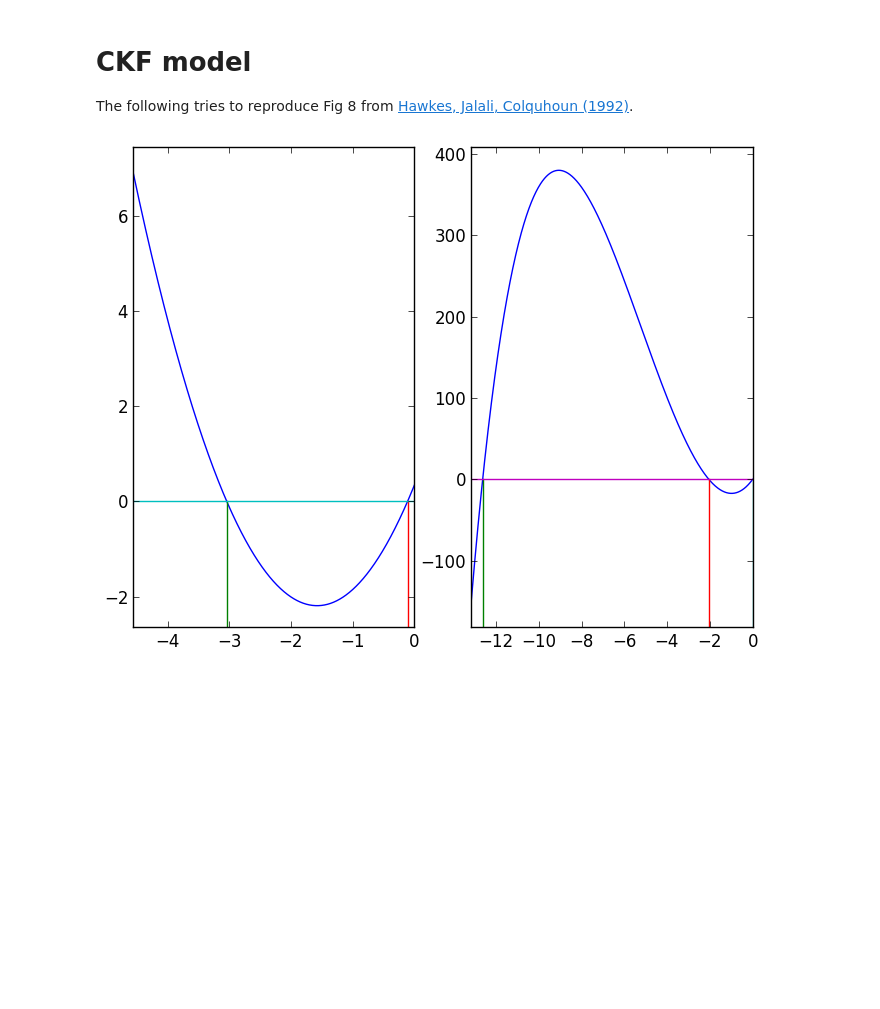
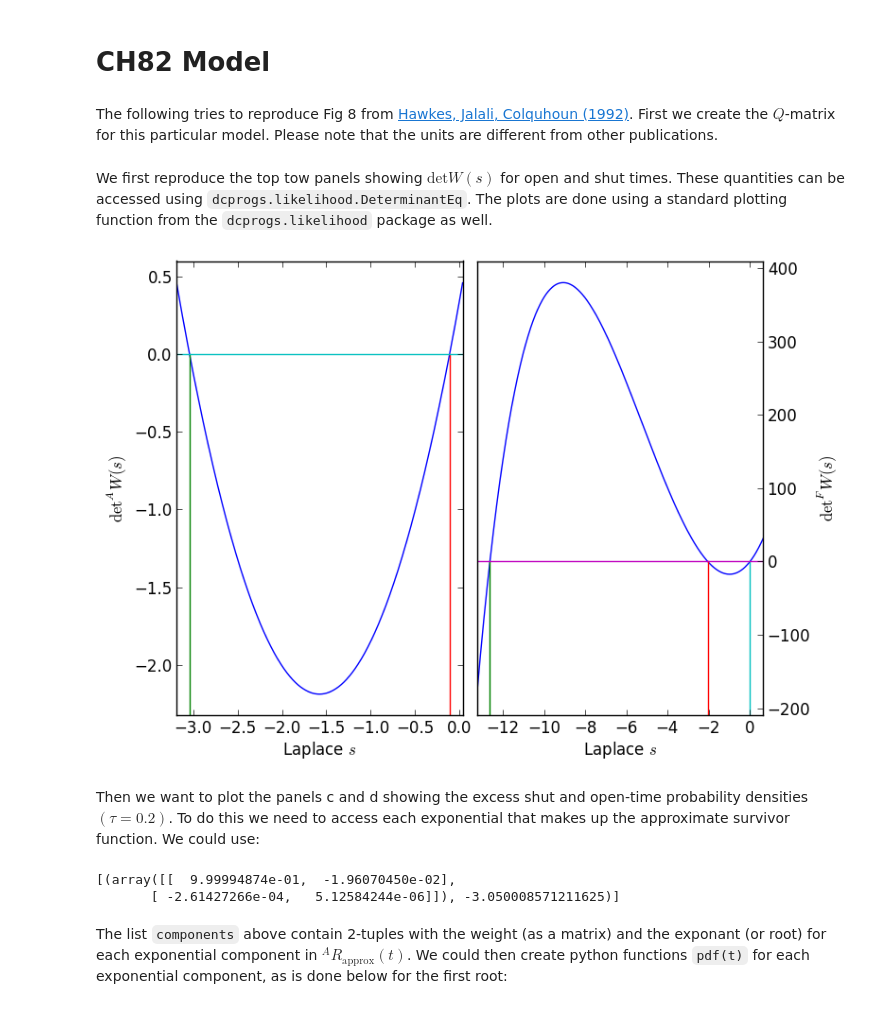
Before and after one commit to DCPROGS/HJCFIT, a Jupyter notebook: exploration/CH82.ipynb, the cells around one changed output. Cells and saved outputs as stored; diff of their text form; code cells hidden in the pictures; blank space fills up the shorter version.

```diff
--- a/exploration/CH82.ipynb
+++ b/exploration/CH82.ipynb
@@ -1,6 +1,6 @@
+# %% [markdown]
+# CH82 Model
 # %% [markdown]
-CKF model
-=========
-
 The following tries to reproduce Fig 8 from [Hawkes, Jalali, Colquhoun (1992)](http://dx.doi.org/10.1098/rstb.1992.0116).
+First we create the $Q$-matrix for this particular model. Please note that the units are different from other publications.
 # %%
@@ -17,14 +13,38 @@ qmatrix = QMatrix([[ -3050,        50,  3000,      0,    0 ],
                    [     0,     15000,  4000, -19000,    0 ],
                    [     0,         0,    10,      0,  -10 ] ], 2)
 qmatrix.matrix /= 1000.0
+# %% [markdown]
+We first reproduce the top tow panels showing $\mathrm{det} W(s)$ for open and shut times.
+These quantities can be accessed using `dcprogs.likelihood.DeterminantEq`. The plots are done using a standard plotting function from the `dcprogs.likelihood` package as well.
 # %%
 from dcprogs.likelihood import plot_roots, DeterminantEq
 
 fig = figure()
 ax = fig.add_subplot(1, 2, 1)
 plot_roots(DeterminantEq(qmatrix, 0.2), ax=ax)
+ax.set_xlabel('Laplace $s$')
+ax.set_ylabel('$\\mathrm{det} ^{A}W(s)$')
+
 ax = fig.add_subplot(1, 2, 2)
 plot_roots(DeterminantEq(qmatrix, 0.2).transpose(), ax=ax)
+ax.set_xlabel('Laplace $s$')
+ax.set_ylabel('$\\mathrm{det} ^{F}W(s)$')
+ax.yaxis.tick_right()
+ax.yaxis.set_label_position("right")
+
+fig.subplots_adjust(wspace=0.05)
 display(fig)
 # %% [output]
-[figure, old version]
+[figure, new version]
+# %% [markdown]
+Then we want to plot the panels c and d showing the excess shut and open-time probability densities$(\tau = 0.2)$. To do this we need to access each exponential that makes up the approximate survivor function. We could use:
+# %%
+from dcprogs.likelihood import create_approx_survivor
+approx = create_approx_survivor(qmatrix, tau)
+components = approx.af_components
+print components[:1]
+# %% [output]
+[(array([[  9.99994874e-01,  -1.96070450e-02],
+       [ -2.61427266e-04,   5.12584244e-06]]), -3.050008571211625)]
+# %% [markdown]
+The list `components` above contain 2-tuples with the weight (as a matrix) and the exponant (or root) for each exponential component in $^{A}R_{\mathrm{approx}}(t)$. We could then create python functions `pdf(t)` for each exponential component, as is done below for the first root:
```
Also changed, not shown: parts of 6 cells of this notebook, 4 other files.
